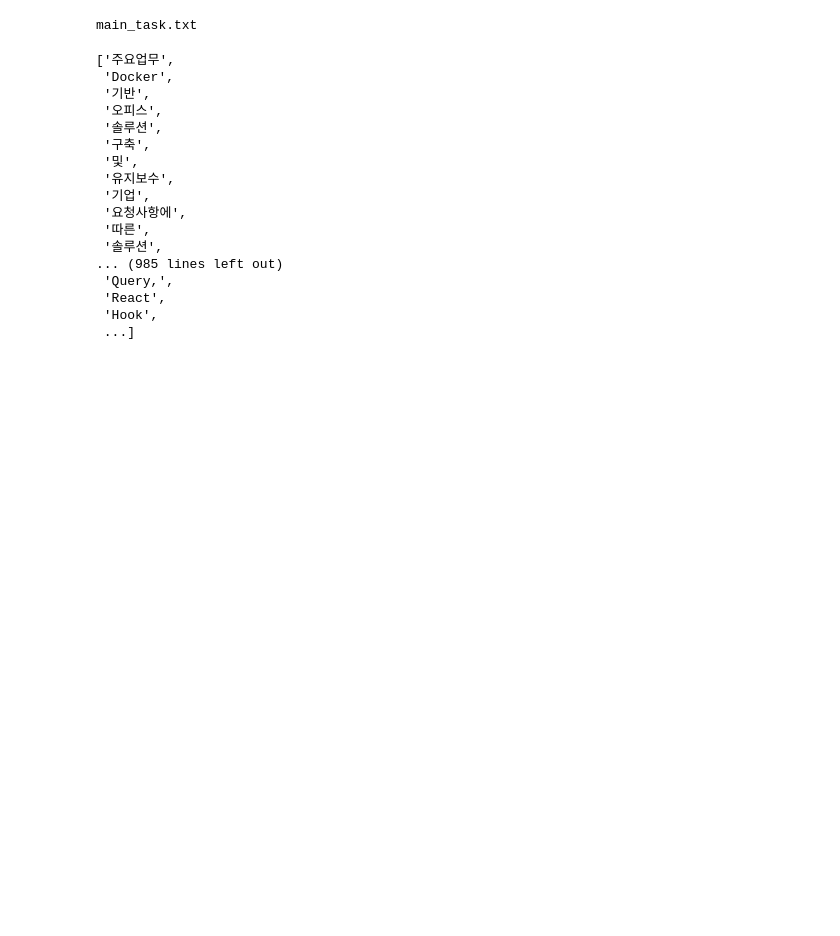
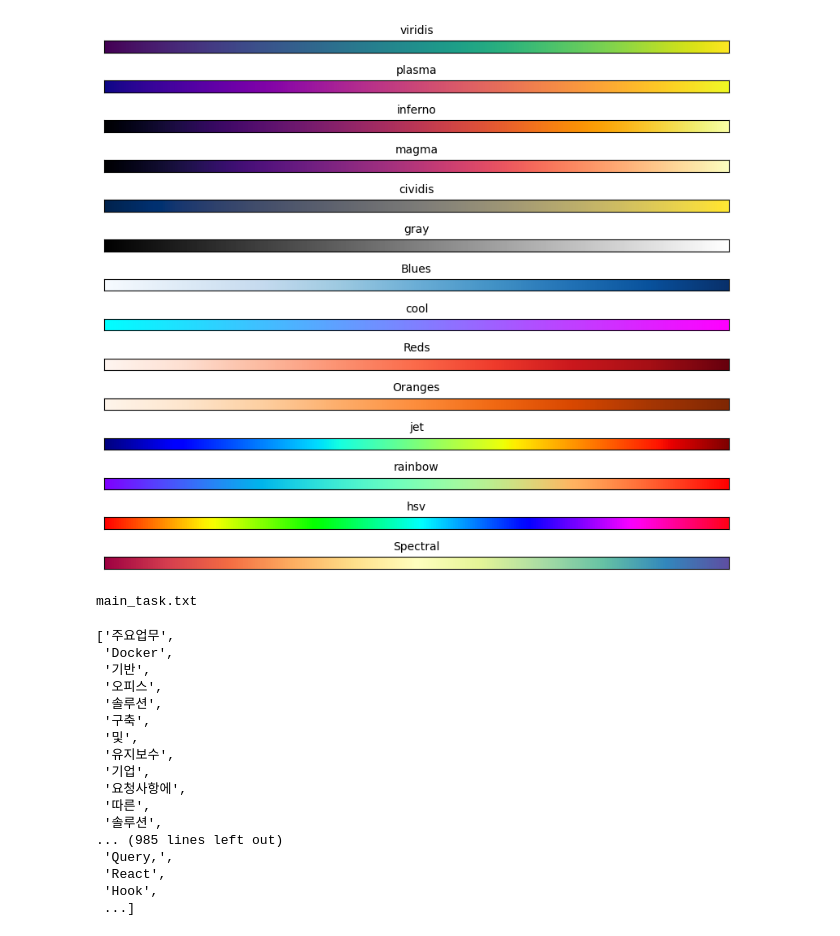
Before and after one commit to matdongsan5/Project, a Jupyter notebook: Crawrl_이정욱/make_wordcolud.ipynb, the cells around one changed output. Saved outputs shown, nothing was run; the diff lists cells and outputs as text; code cells hidden in the pictures; blank space fills up the shorter version.

```diff
--- a/Crawrl_이정욱/make_wordcolud.ipynb
+++ b/Crawrl_이정욱/make_wordcolud.ipynb
@@ -14 +16,23 @@ import collections
+# %%
+import matplotlib.pyplot as plt
+import numpy as np
+
+colormaps = ['viridis', 'plasma', 'inferno', 'magma', 'cividis',
+             'gray', 'Blues', 'cool', 'Reds', 'Oranges',
+             'jet', 'rainbow', 'hsv', 'Spectral']
+
+fig, axes = plt.subplots(len(colormaps), 1, figsize=(8, len(colormaps) * 0.5))
+
+gradient = np.linspace(0, 1, 256).reshape(1, -1)
+
+for ax, cmap in zip(axes, colormaps):
+    ax.imshow(gradient, aspect='auto', cmap=cmap)
+    ax.set_title(cmap, fontsize=10)
+    ax.set_xticks([])
+    ax.set_yticks([])
+
+plt.tight_layout()
+plt.show()
+# %% [output]
+[figure, added]
 # %%
```
Also changed, not shown: parts of 24 cells of this notebook, 12 other files.
